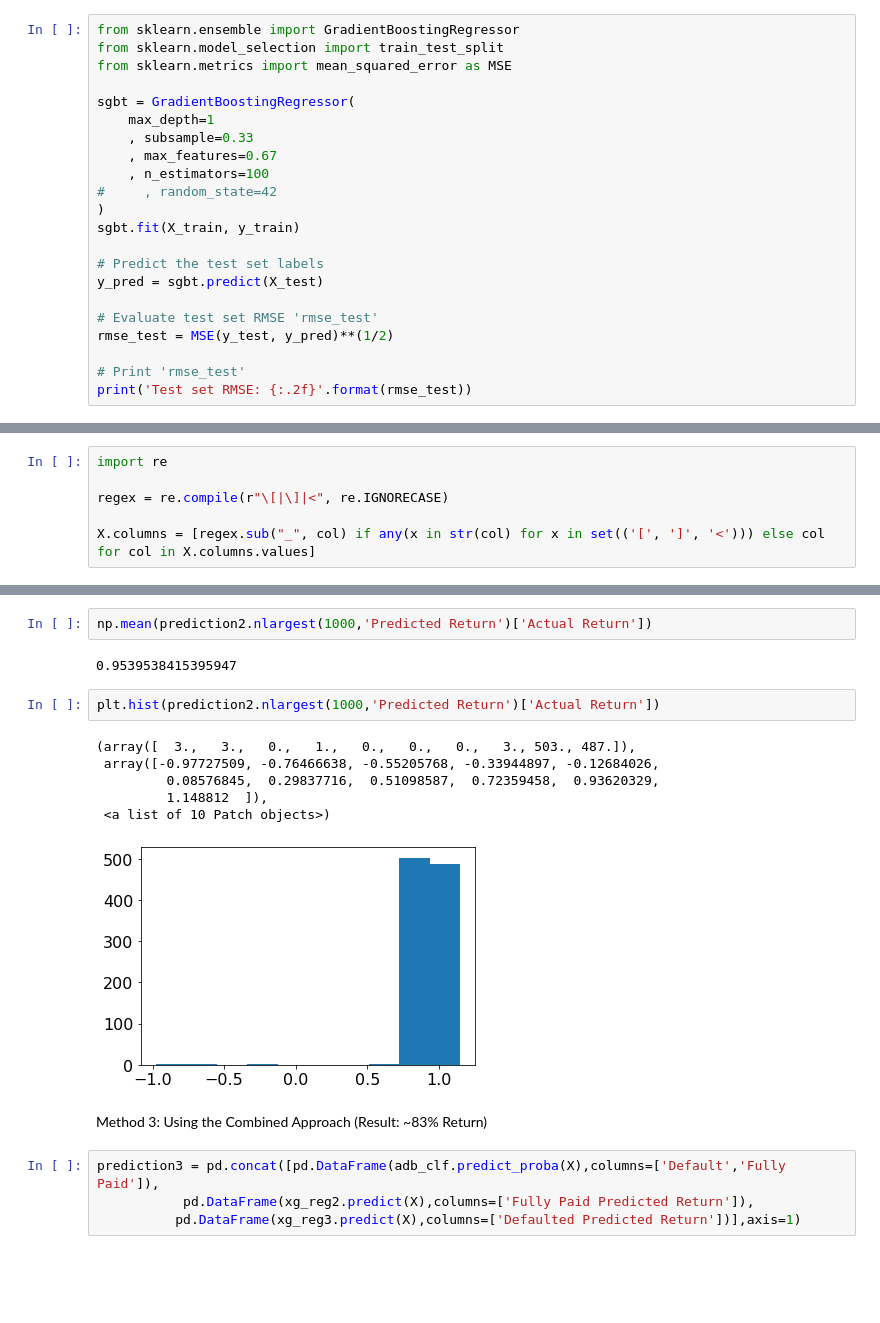
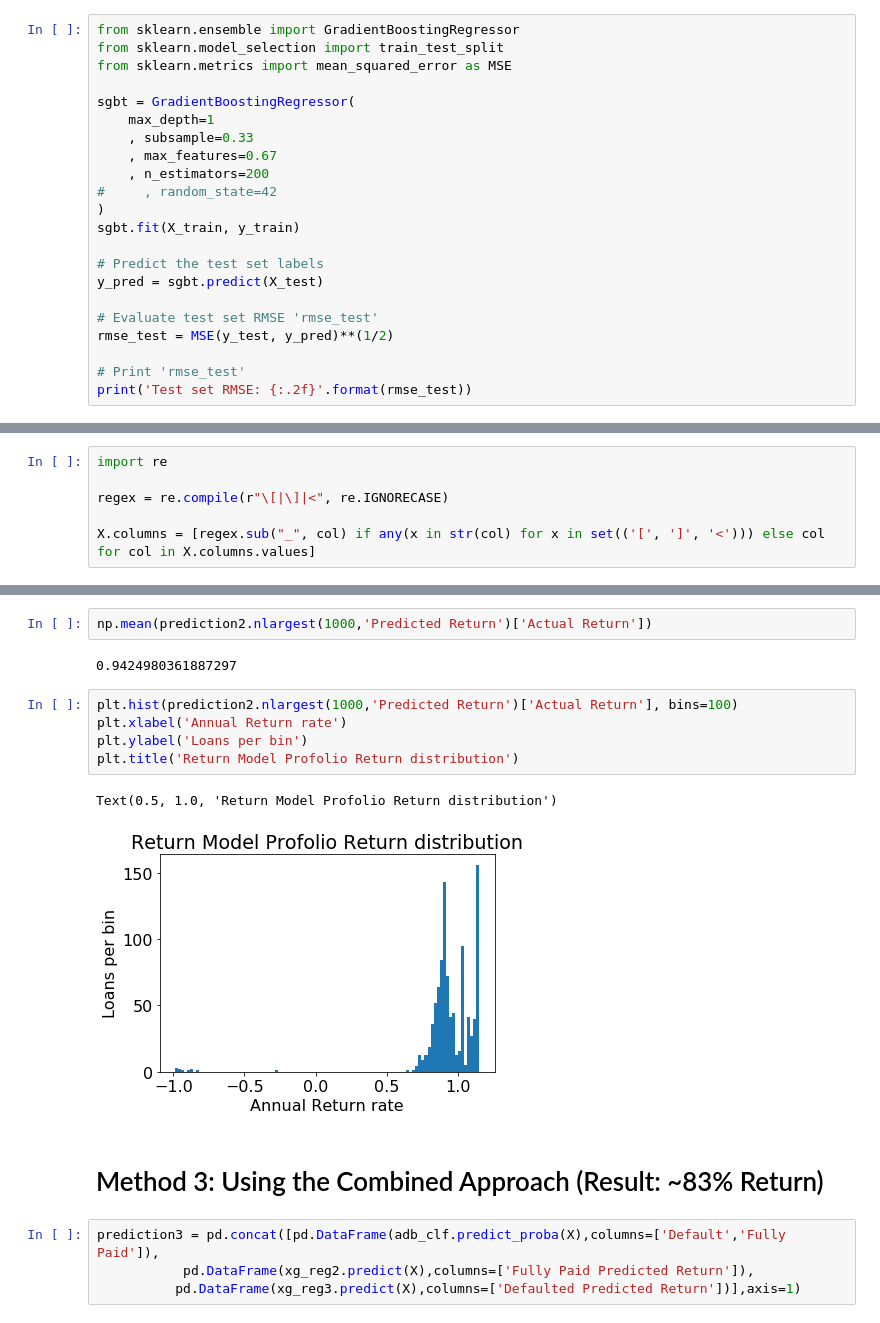
Before and after one commit to 161siegels/FinalProjectBusi488, a Jupyter notebook: Carter Notebook.ipynb, the cells around one changed output, grey strips where cells are left out. Drawn from its saved outputs; the diff is of its cells as text; blank space fills up the shorter version.

```diff
--- a/Carter Notebook.ipynb
+++ b/Carter Notebook.ipynb
@@ -369,7 +356,7 @@ sgbt = GradientBoostingRegressor(
     max_depth=1
     , subsample=0.33
     , max_features=0.67
-    , n_estimators=100
+    , n_estimators=200
 #     , random_state=42
 )
 sgbt.fit(X_train, y_train)
@@ -682,18 +664,17 @@ prediction2.nlargest(1000,'Predicted Return')
 # %%
 np.mean(prediction2.nlargest(1000,'Predicted Return')['Actual Return'])
 # %% [output]
-0.9539538415395947
+0.9424980361887297
 # %%
-plt.hist(prediction2.nlargest(1000,'Predicted Return')['Actual Return'])
+plt.hist(prediction2.nlargest(1000,'Predicted Return')['Actual Return'], bins=100)
+plt.xlabel('Annual Return rate')
+plt.ylabel('Loans per bin')
+plt.title('Return Model Profolio Return distribution')
 # %% [output]
-(array([  3.,   3.,   0.,   1.,   0.,   0.,   0.,   3., 503., 487.]),
- array([-0.97727509, -0.76466638, -0.55205768, -0.33944897, -0.12684026,
-         0.08576845,  0.29837716,  0.51098587,  0.72359458,  0.93620329,
-         1.148812  ]),
- <a list of 10 Patch objects>)
+Text(0.5, 1.0, 'Return Model Profolio Return distribution')
-[figure, old version]
+[figure, new version]
 # %% [markdown]
-Method 3: Using the Combined Approach (Result: ~83% Return)
+# Method 3: Using the Combined Approach (Result: ~83% Return)
 # %%
 prediction3 = pd.concat([pd.DataFrame(adb_clf.predict_proba(X),columns=['Default','Fully Paid']),
            pd.DataFrame(xg_reg2.predict(X),columns=['Fully Paid Predicted Return']),
```
Also changed, not shown: parts of 27 cells of this notebook.
